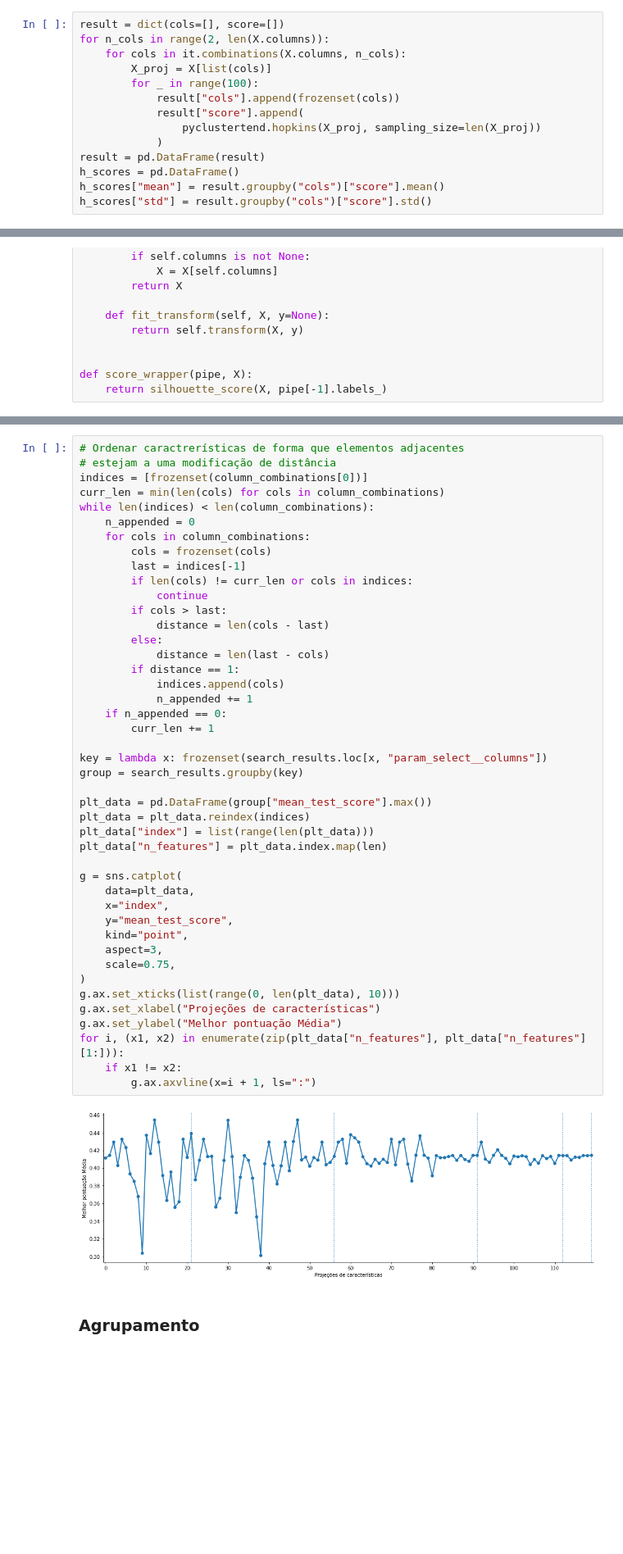
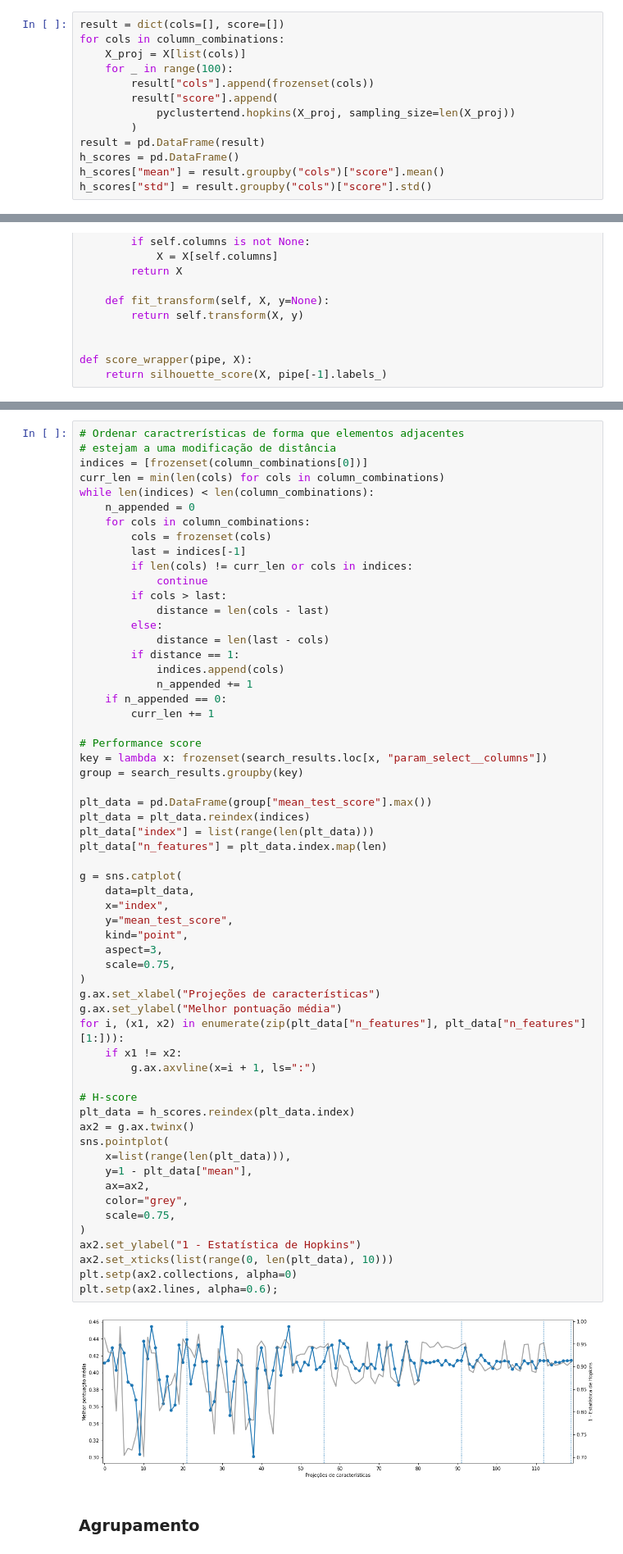
Before and after one commit to usr-bin32/data-mining-assignments, a Jupyter notebook: p4/notebook.ipynb, the cells around one changed output, grey strips where cells are left out. Shown at 82% size. Cells and saved outputs as stored; diff of their text form; blank space fills up the shorter version.

Commit message:
adicionar estatística de Hopkins

```diff
--- a/p4/notebook.ipynb
+++ b/p4/notebook.ipynb
@@ -81,13 +94,12 @@ X.describe()
 # %%
 result = dict(cols=[], score=[])
-for n_cols in range(2, len(X.columns)):
-    for cols in it.combinations(X.columns, n_cols):
-        X_proj = X[list(cols)]
-        for _ in range(100):
-            result["cols"].append(frozenset(cols))
-            result["score"].append(
-                pyclustertend.hopkins(X_proj, sampling_size=len(X_proj))
-            )
+for cols in column_combinations:
+    X_proj = X[list(cols)]
+    for _ in range(100):
+        result["cols"].append(frozenset(cols))
+        result["score"].append(
+            pyclustertend.hopkins(X_proj, sampling_size=len(X_proj))
+        )
 result = pd.DataFrame(result)
 h_scores = pd.DataFrame()
 h_scores["mean"] = result.groupby("cols")["score"].mean()
@@ -261,36 +271,51 @@ while len(indices) < len(column_combinations):
             distance = len(cols - last)
         else:
             distance = len(last - cols)
         if distance == 1:
             indices.append(cols)
             n_appended += 1
     if n_appended == 0:
         curr_len += 1
 
+# Performance score
 key = lambda x: frozenset(search_results.loc[x, "param_select__columns"])
 group = search_results.groupby(key)
 
 plt_data = pd.DataFrame(group["mean_test_score"].max())
 plt_data = plt_data.reindex(indices)
 plt_data["index"] = list(range(len(plt_data)))
 plt_data["n_features"] = plt_data.index.map(len)
 
 g = sns.catplot(
     data=plt_data,
     x="index",
     y="mean_test_score",
     kind="point",
     aspect=3,
     scale=0.75,
 )
-g.ax.set_xticks(list(range(0, len(plt_data), 10)))
 g.ax.set_xlabel("Projeções de características")
-g.ax.set_ylabel("Melhor pontuação Média")
+g.ax.set_ylabel("Melhor pontuação média")
 for i, (x1, x2) in enumerate(zip(plt_data["n_features"], plt_data["n_features"][1:])):
     if x1 != x2:
         g.ax.axvline(x=i + 1, ls=":")
+
+# H-score
+plt_data = h_scores.reindex(plt_data.index)
+ax2 = g.ax.twinx()
+sns.pointplot(
+    x=list(range(len(plt_data))),
+    y=1 - plt_data["mean"],
+    ax=ax2,
+    color="grey",
+    scale=0.75,
+)
+ax2.set_ylabel("1 - Estatística de Hopkins")
+ax2.set_xticks(list(range(0, len(plt_data), 10)))
+plt.setp(ax2.collections, alpha=0)
+plt.setp(ax2.lines, alpha=0.6);
 # %% [output]
-[figure, old version]
+[figure, new version]
 # %% [markdown]
 ### Agrupamento
 # %%
```
Also changed, not shown: parts of 12 cells of this notebook.
